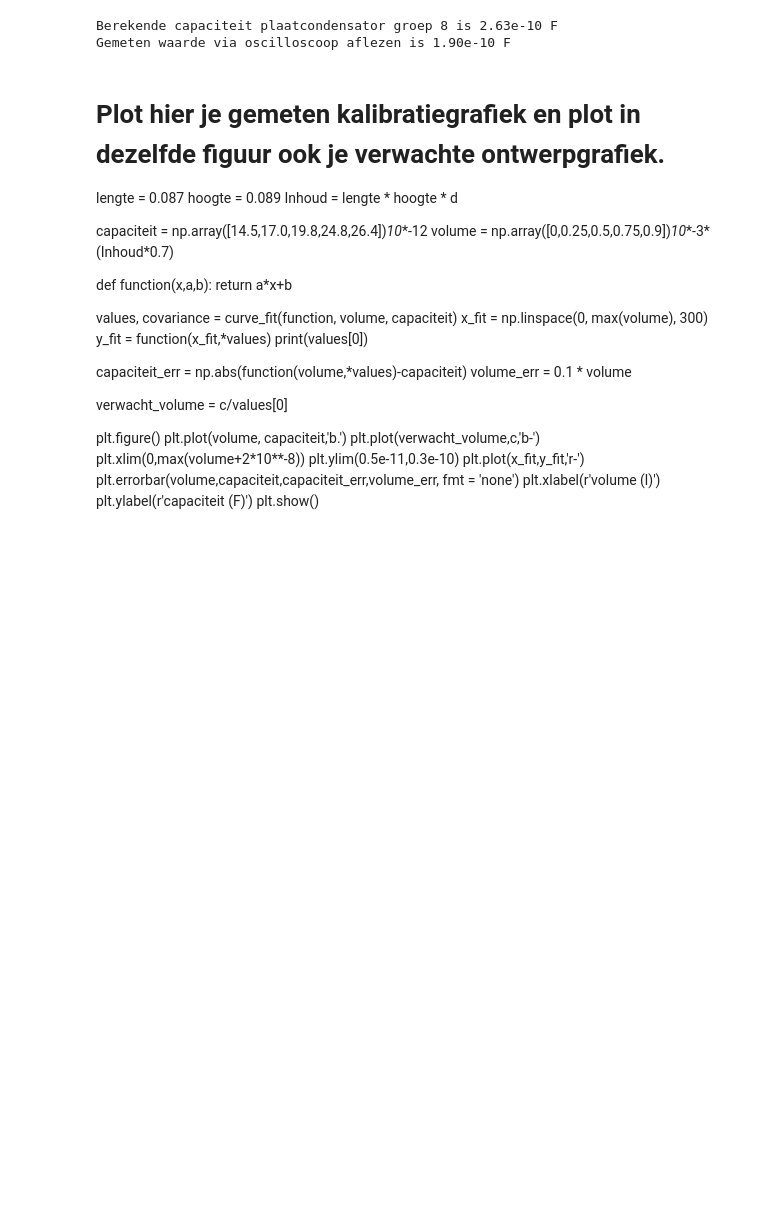
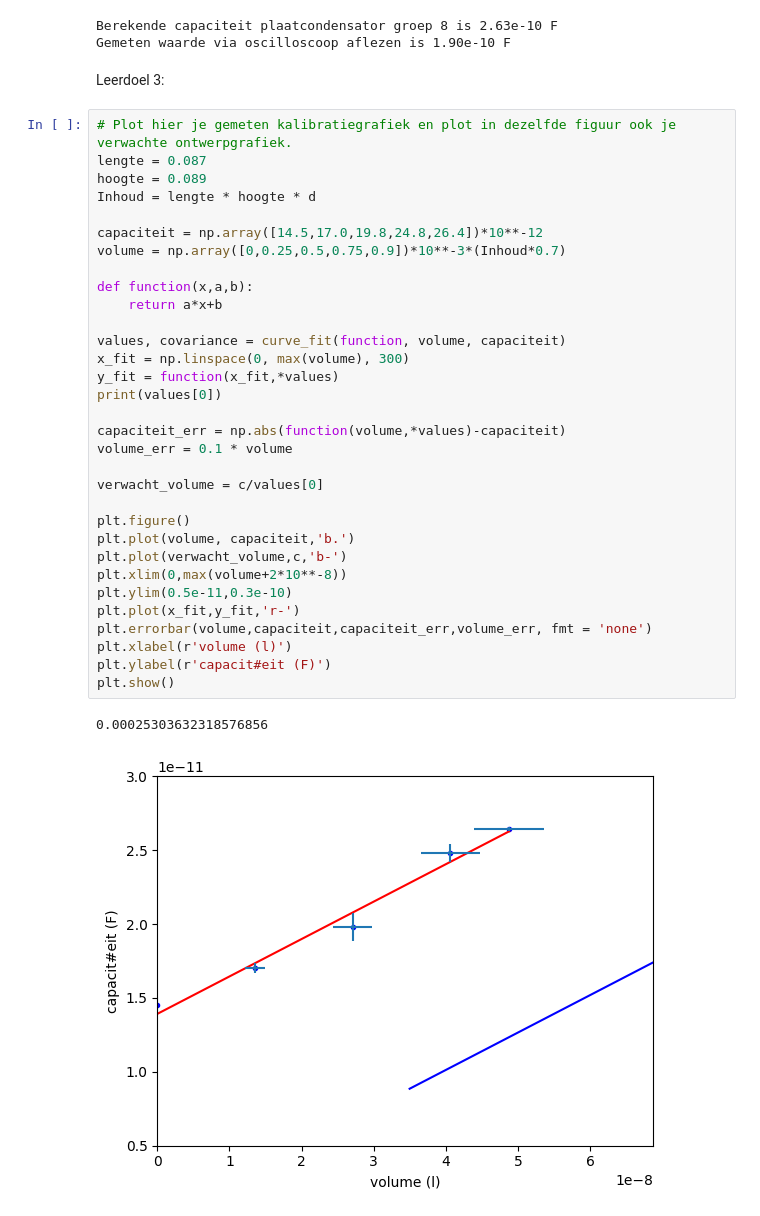
Before and after one commit to sjiemen/DEF_opdrachten_fork, a Jupyter notebook: FysiekeOntwerpopdrachten/2OntwerpEenSensorCondensator/DEFOntwerpopdracht2OntwerpEenSensorInvulTemplate.ipynb, the cells around one changed output. Saved outputs shown, nothing was run; the diff lists cells and outputs as text; blank space fills up the shorter version.

```diff
--- a/FysiekeOntwerpopdrachten/2OntwerpEenSensorCondensator/DEFOntwerpopdracht2OntwerpEenSensorInvulTemplate.ipynb
+++ b/FysiekeOntwerpopdrachten/2OntwerpEenSensorCondensator/DEFOntwerpopdracht2OntwerpEenSensorInvulTemplate.ipynb
@@ -276,35 +280,40 @@ print(f'Gemeten waarde via oscilloscoop aflezen is 1.90e-10 F ')
 # %% [output]
 Berekende capaciteit plaatcondensator groep 8 is 2.63e-10 F
 Gemeten waarde via oscilloscoop aflezen is 1.90e-10 F
-# %% [markdown]
-# Plot hier je gemeten kalibratiegrafiek en plot in dezelfde figuur ook je verwachte ontwerpgrafiek.
-lengte = 0.087
-hoogte = 0.089
-Inhoud = lengte * hoogte * d
-
-capaciteit = np.array([14.5,17.0,19.8,24.8,26.4])*10**-12
-volume = np.array([0,0.25,0.5,0.75,0.9])*10**-3*(Inhoud*0.7)
-
-def function(x,a,b):
-    return a*x+b
-
-values, covariance = curve_fit(function, volume, capaciteit)
-x_fit = np.linspace(0, max(volume), 300)
-y_fit = function(x_fit,*values)
-print(values[0])
-
-capaciteit_err = np.abs(function(volume,*values)-capaciteit)
-volume_err = 0.1 * volume
-
-verwacht_volume = c/values[0]
-
-plt.figure()
-plt.plot(volume, capaciteit,'b.')
-plt.plot(verwacht_volume,c,'b-')
-plt.xlim(0,max(volume+2*10**-8))
-plt.ylim(0.5e-11,0.3e-10)
-plt.plot(x_fit,y_fit,'r-')
-plt.errorbar(volume,capaciteit,capaciteit_err,volume_err, fmt = 'none')
-plt.xlabel(r'volume (l)')
-plt.ylabel(r'capaciteit (F)')
-plt.show()
+# %% [markdown]
+Leerdoel 3:
+# %%
+# Plot hier je gemeten kalibratiegrafiek en plot in dezelfde figuur ook je verwachte ontwerpgrafiek.
+lengte = 0.087
+hoogte = 0.089
+Inhoud = lengte * hoogte * d
+
+capaciteit = np.array([14.5,17.0,19.8,24.8,26.4])*10**-12
+volume = np.array([0,0.25,0.5,0.75,0.9])*10**-3*(Inhoud*0.7)
+
+def function(x,a,b):
+    return a*x+b
+
+values, covariance = curve_fit(function, volume, capaciteit)
+x_fit = np.linspace(0, max(volume), 300)
+y_fit = function(x_fit,*values)
+print(values[0])
+
+capaciteit_err = np.abs(function(volume,*values)-capaciteit)
+volume_err = 0.1 * volume
+
+verwacht_volume = c/values[0]
+
+plt.figure()
+plt.plot(volume, capaciteit,'b.')
+plt.plot(verwacht_volume,c,'b-')
+plt.xlim(0,max(volume+2*10**-8))
+plt.ylim(0.5e-11,0.3e-10)
+plt.plot(x_fit,y_fit,'r-')
+plt.errorbar(volume,capaciteit,capaciteit_err,volume_err, fmt = 'none')
+plt.xlabel(r'volume (l)')
+plt.ylabel(r'capacit#eit (F)')
+plt.show()
+# %% [output]
+0.00025303632318576856
+[figure, added]
```
Also changed, not shown: parts of 3 cells of this notebook.
